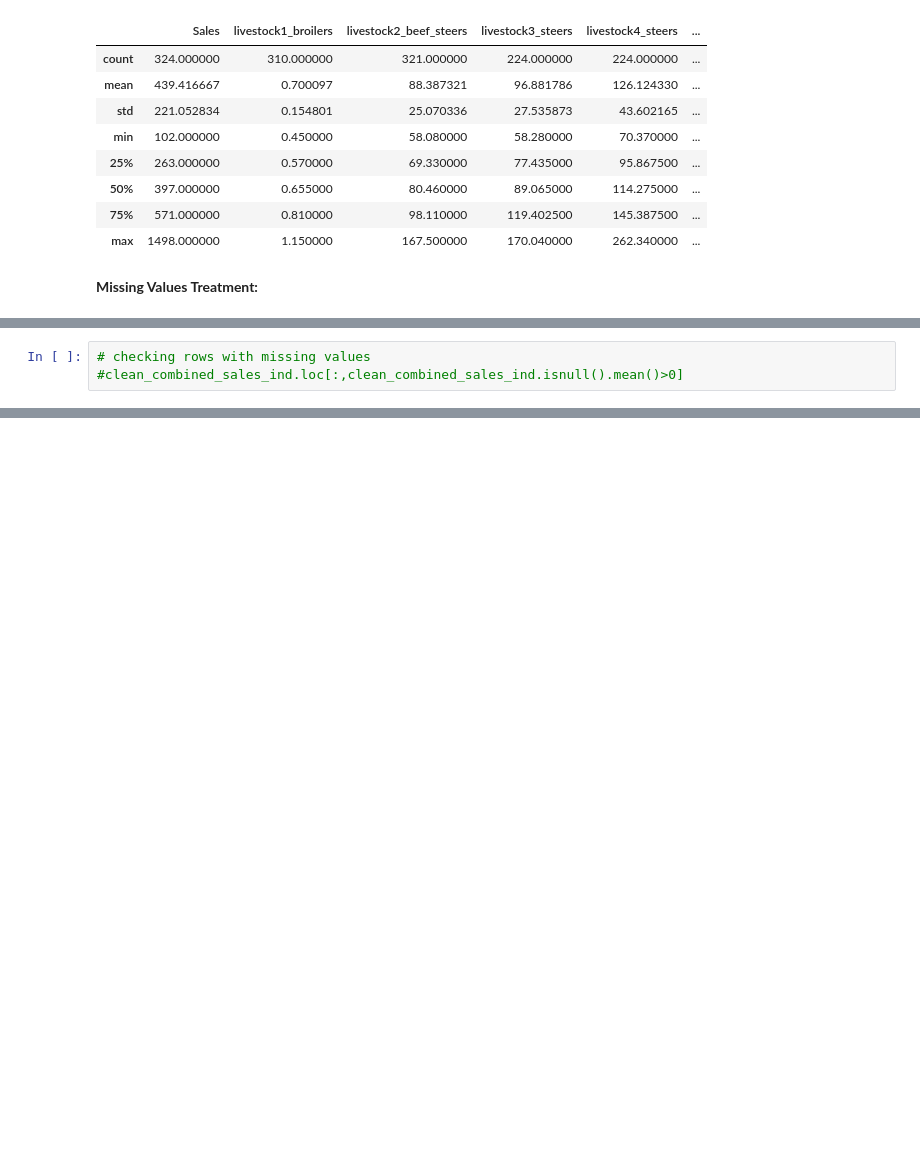
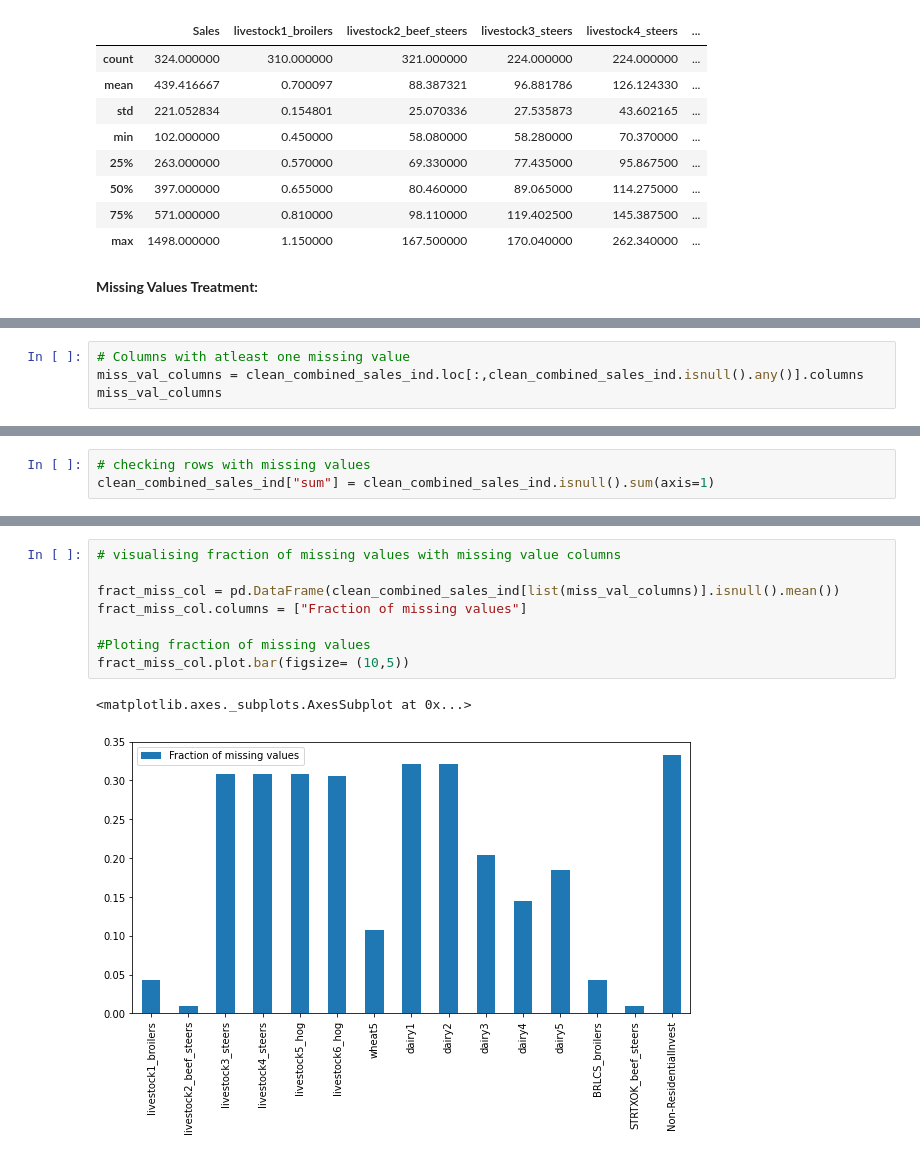
Before and after one commit to ankitaggarwal64/Time-Series-Sales-Forecasting-for-Agricultural-Equipments, a Jupyter notebook: Data_Understanding(EDA).ipynb, the cells around one changed output, grey strips where cells are left out. Cells and saved outputs as stored; diff of their text form; blank space fills up the shorter version.

Commit message:
Feat : Exploration of missing values and correlation between variables
We looked at the columns and their corresponding fraction of missing values. We also looked at the correlation heat of the data

```diff
--- a/Data_Understanding(EDA).ipynb
+++ b/Data_Understanding(EDA).ipynb
@@ -156,0 +138,4 @@ dtype: bool
+# %%
+# Columns with atleast one missing value
+miss_val_columns = clean_combined_sales_ind.loc[:,clean_combined_sales_ind.isnull().any()].columns
+miss_val_columns
@@ -157,3 +152,3 @@ dtype: bool
 # %%
 # checking rows with missing values
-#clean_combined_sales_ind.loc[:,clean_combined_sales_ind.isnull().mean()>0]
+clean_combined_sales_ind["sum"] = clean_combined_sales_ind.isnull().sum(axis=1)
@@ -159,0 +176,11 @@ dtype: bool
+# %%
+# visualising fraction of missing values with missing value columns
+
+fract_miss_col = pd.DataFrame(clean_combined_sales_ind[list(miss_val_columns)].isnull().mean())
+fract_miss_col.columns = ["Fraction of missing values"]
+
+#Ploting fraction of missing values
+fract_miss_col.plot.bar(figsize= (10,5))
+# %% [output]
+<matplotlib.axes._subplots.AxesSubplot at 0x...>
+[figure, added]
```
Also changed, not shown: parts of 7 cells of this notebook.
